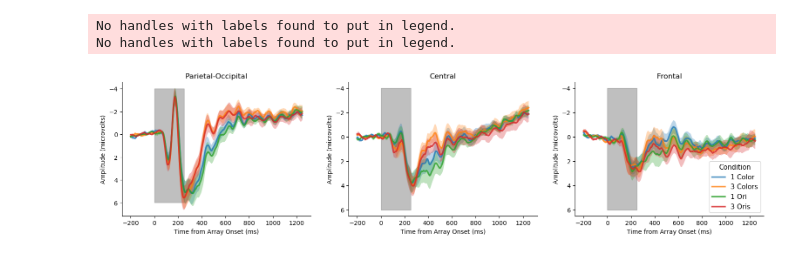
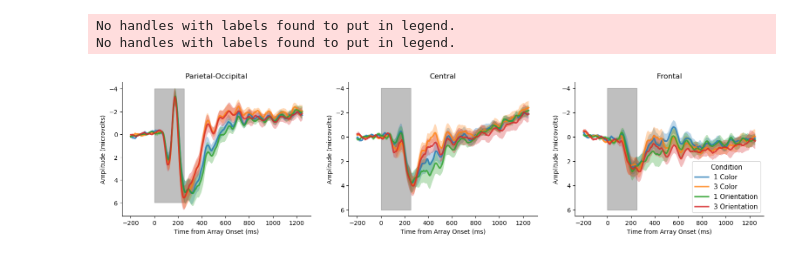
Before and after one commit to WilliamThyer/Feature-Independent-Load-Decoding, a Jupyter notebook: Boomerang/analysis/plot_erp.ipynb, the cells around one changed output. Saved outputs shown, nothing was run; the diff lists cells and outputs as text; code cells hidden in the pictures.

```diff
--- a/Boomerang/analysis/plot_erp.ipynb
+++ b/Boomerang/analysis/plot_erp.ipynb
@@ -18,11 +18,17 @@ xdata_all, ydata_all = erp.load_all_eeg()
 # %%
 fig,axes = plt.subplots(1,3,figsize=(19,4))
 for isubset,(subtitle,subset) in enumerate(zip(['Parietal-Occipital','Central','Frontal'],[('P','O'),('C'),('F')])):
-    erp.plot_ss(xdata_all, ydata_all,ax = axes[isubset], electrode_subset=subset, condition_labels=['1 Color','3 Colors','1 Ori','3 Oris'])
+
+    erp.plot_ss(
+        xdata_all, ydata_all,
+        ax = axes[isubset],
+        electrode_subset=subset,
+        condition_labels=['1 Color','3 Color','1 Orientation','3 Orientation'])
+
     axes[isubset].set_title(subtitle)
-plt.savefig('erp.png',dpi=500,bbox_inches='tight')
+# plt.savefig('output/figures/erp.png',dpi=500,bbox_inches='tight')
 plt.show()
 # %% [output]
 No handles with labels found to put in legend.
 No handles with labels found to put in legend.
-[figure, old version]
+[figure, new version]
```
Also changed, not shown: parts of 1 cell of this notebook, 10 other files.
